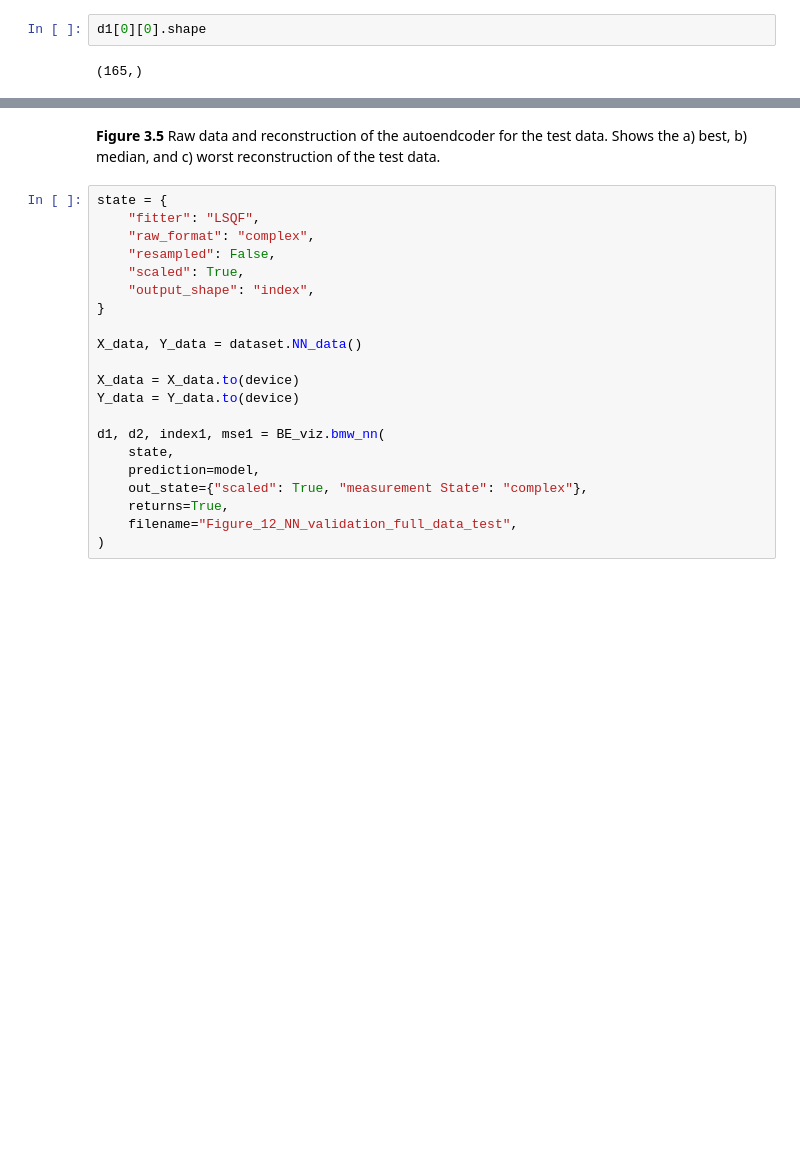
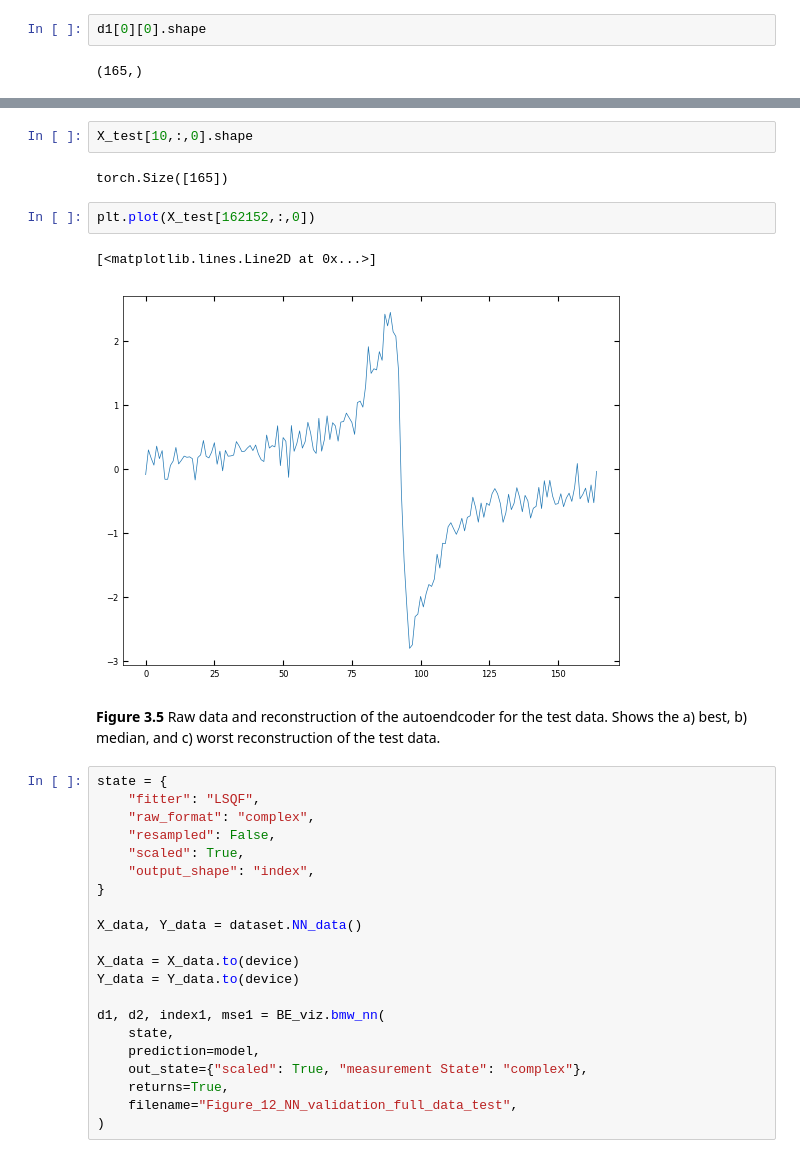
Before and after one commit to m3-learning/Rapid-Fitting-BEPFM-NN, a Jupyter notebook: notebooks/3_Pytorch_SHO_Fitter copy.ipynb, the cells around one changed output, grey strips where cells are left out. Saved outputs shown, nothing was run; the diff lists cells and outputs as text; blank space fills up the shorter version.

```diff
--- a/notebooks/3_Pytorch_SHO_Fitter copy.ipynb
+++ b/notebooks/3_Pytorch_SHO_Fitter copy.ipynb
@@ -435,3 +441,12 @@ plt.plot(d2[1][0])
+# %%
+X_test[10,:,0].shape
+# %% [output]
+torch.Size([165])
+# %%
+plt.plot(X_test[162152,:,0])
+# %% [output]
+[<matplotlib.lines.Line2D at 0x...>]
+[figure, added]
 # %% [markdown]
 **Figure 3.5** Raw data and reconstruction of the autoendcoder for the test data. Shows the a) best, b) median, and c) worst reconstruction of the test data.
 # %%
```
Also changed, not shown: parts of 12 cells of this notebook, 1 other file.
